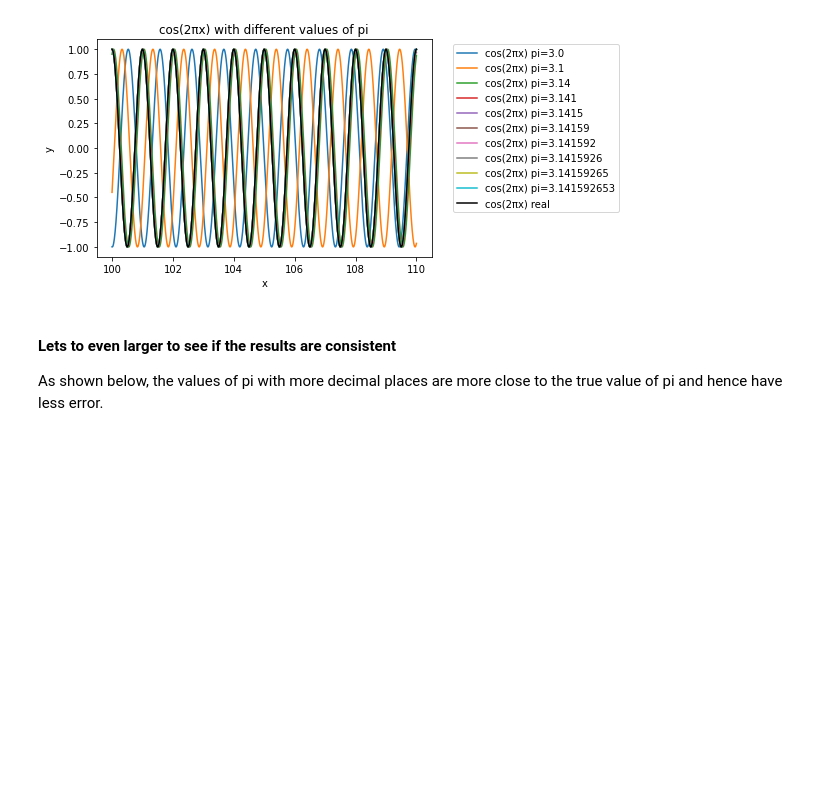
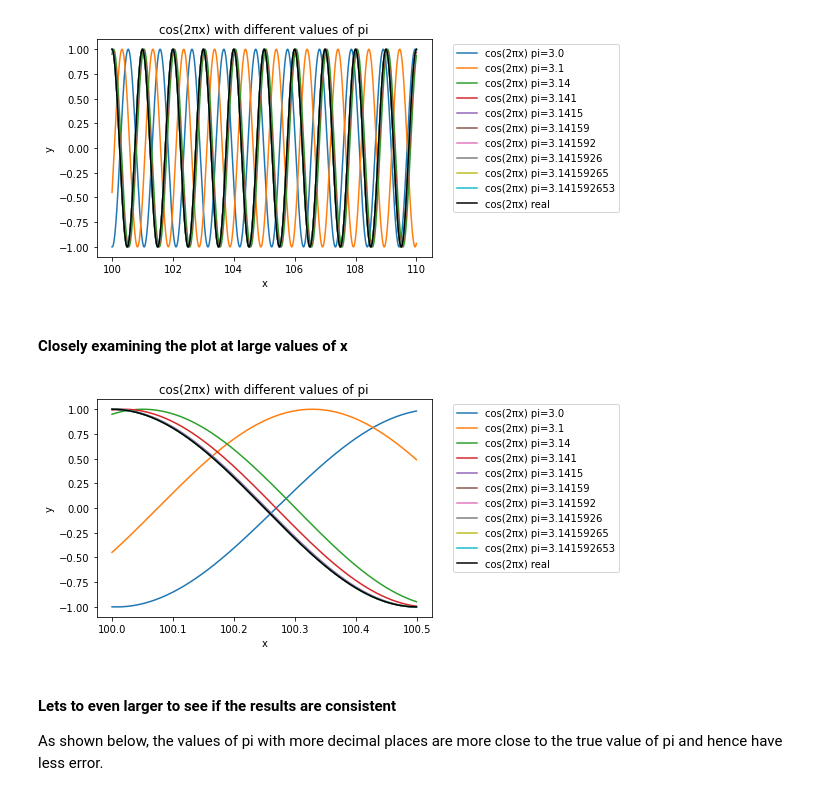
Before and after one commit to Rishi-Bidani/FIT3139, a Jupyter notebook: assignment1/part2.ipynb, the cells around one changed output. Cells and saved outputs as stored; diff of their text form; code cells hidden in the pictures; blank space fills up the shorter version.

```diff
--- a/assignment1/part2.ipynb
+++ b/assignment1/part2.ipynb
@@ -71,6 +71,12 @@ As shown in the plot below, the error in pi values with less than 2 decimal plac
 plot_function(100, 110)
 # %% [output]
 [figure]
+# %% [markdown]
+#### Closely examining the plot at large values of x
+# %%
+plot_function(100, 100.5)
+# %% [output]
+[figure, added]
 # %% [markdown]
 #### Lets to even larger to see if the results are consistent
 As shown below, the values of pi with more decimal places are more close to the true value of pi and hence have less error.
```
Also changed, not shown: parts of 6 cells of this notebook.
